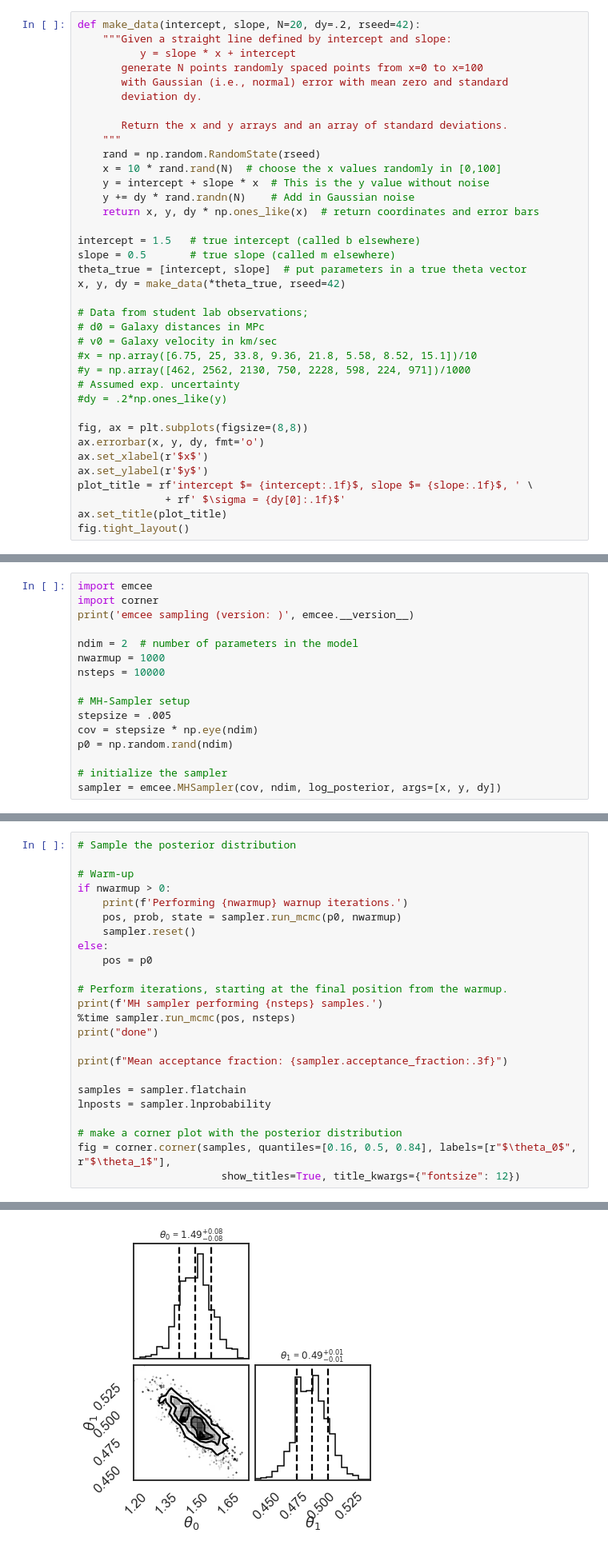
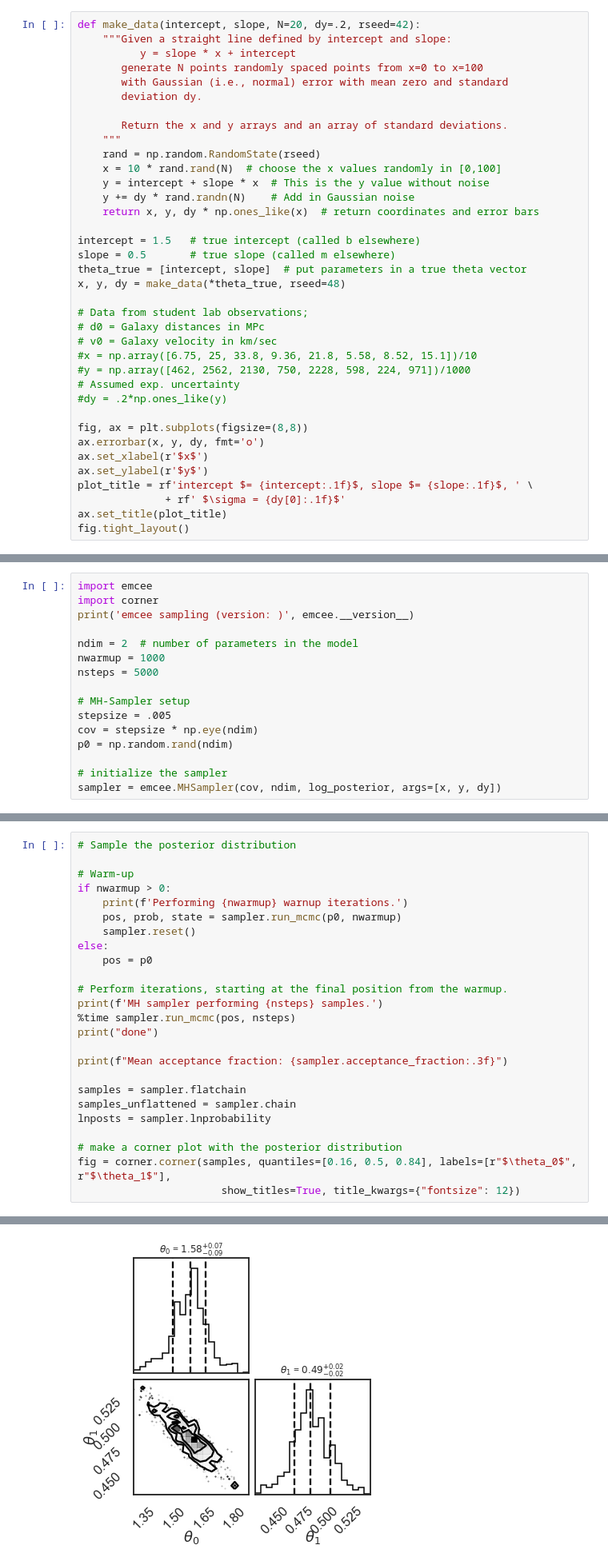
Before and after one commit to furnstahl/Physics-8805, a Jupyter notebook: topics/mcmc-sampling/MCMC-diagnostics.ipynb, the cells around one changed output, grey strips where cells are left out. Shown: that part at 80% size. Cells and saved outputs as stored; diff of their text form.

```diff
--- a/topics/mcmc-sampling/MCMC-diagnostics.ipynb
+++ b/topics/mcmc-sampling/MCMC-diagnostics.ipynb
@@ -52,7 +52,7 @@ def make_data(intercept, slope, N=20, dy=.2, rseed=42):
 intercept = 1.5   # true intercept (called b elsewhere)
 slope = 0.5       # true slope (called m elsewhere)
 theta_true = [intercept, slope]  # put parameters in a true theta vector
-x, y, dy = make_data(*theta_true, rseed=42)
+x, y, dy = make_data(*theta_true, rseed=48)
 
 # Data from student lab observations;
 # d0 = Galaxy distances in MPc
@@ -145,7 +145,7 @@ print('emcee sampling (version: )', emcee.__version__)
 
 ndim = 2  # number of parameters in the model
 nwarmup = 1000
-nsteps = 10000
+nsteps = 5000
 
 # MH-Sampler setup
 stepsize = .005
@@ -175,6 +175,7 @@ print("done")
 print(f"Mean acceptance fraction: {sampler.acceptance_fraction:.3f}")
 
 samples = sampler.flatchain
+samples_unflattened = sampler.chain
 lnposts = sampler.lnprobability
 
 # make a corner plot with the posterior distribution
@@ -190 +191 @@ Mean acceptance fraction: 0.125
-[figure, old version]
+[figure, new version]
```
Also changed, not shown: parts of 15 cells of this notebook.
